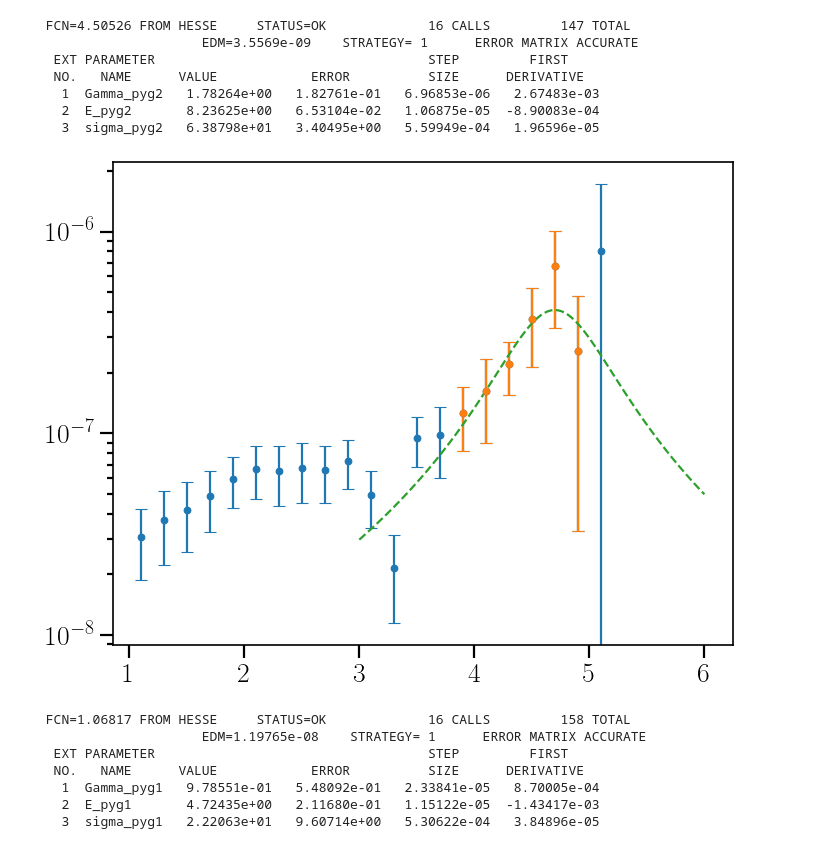
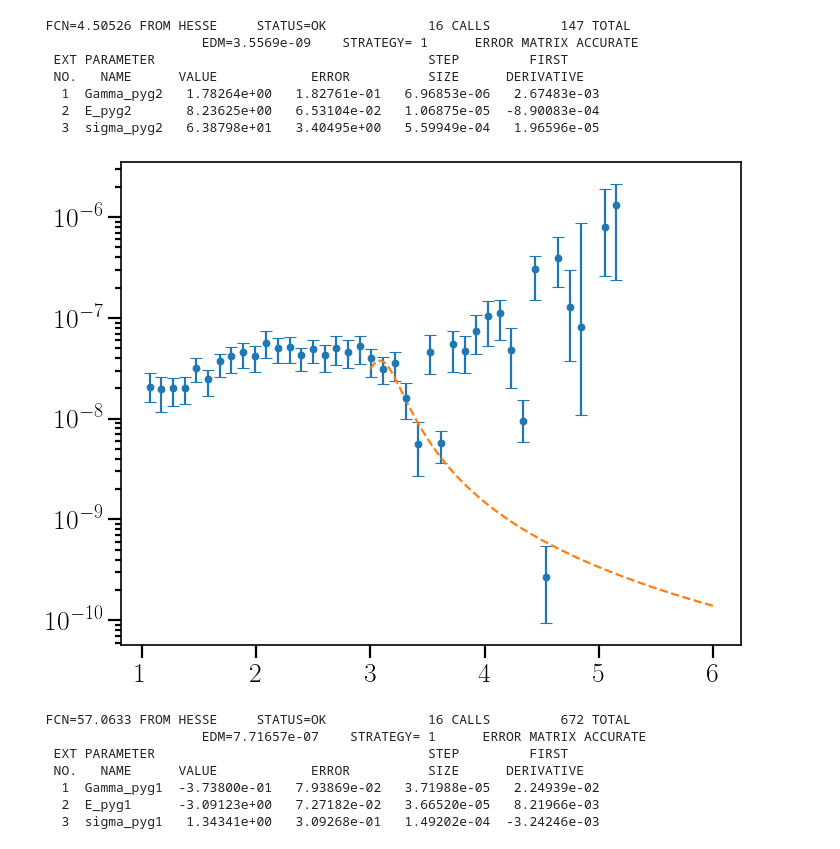
Before and after one commit to tellefs/MasterThesis, a Jupyter notebook: fitting.ipynb, the cells around one changed output. Drawn from its saved outputs; the diff is of its cells as text; code cells hidden in the pictures.

```diff
--- a/fitting.ipynb
+++ b/fitting.ipynb
@@ -158,16 +42,13 @@ def read_OMPy(datetime):
 # %% [markdown]
 Extracting OMPy data
 # %%
-OMPy_dataframe = read_OMPy('02-04_15:39:51')
-
-energy_gsf_ompy = OMPy_dataframe.iloc[:,10]
-gsf_ompy_median = OMPy_dataframe.iloc[:,11]
-gsf_ompy_error = OMPy_dataframe.iloc[:,12]
+gsf_values = read_OMPy('02-08_09:57:20')[0]
+energy_gsf_ompy = gsf_values[0]
+gsf_ompy_median = gsf_values[1]
+gsf_ompy_error = gsf_values[4]
 
 fig, ax = plt.subplots()
-
+print(len(energy_gsf_ompy))
 ax.errorbar(x=energy_gsf_ompy, y=gsf_ompy_median, yerr=gsf_ompy_error, fmt='o', color='orange')
 ax.set_yscale('log')
-
-fig.show()
 # %% [output]
@@ -396,64 +259,65 @@ fig.show()
    1  Gamma_pyg2   1.78264e+00   1.82761e-01   6.96853e-06   2.67483e-03
    2  E_pyg2       8.23625e+00   6.53104e-02   1.06875e-05  -8.90083e-04
    3  sigma_pyg2   6.38798e+01   3.40495e+00   5.59949e-04   1.96596e-05
+# %%
+#TGraphErrors of reduced OmPy data
+gsf_ompy_median = np.asarray(gsf_ompy_median)
+gsf_ompy_error = np.asarray(gsf_ompy_error)
+energy_gsf_ompy = np.asarray(energy_gsf_ompy)
+empties = np.zeros(len(gsf_ompy_median))
+
+
+gsf_ompy= TGraphAsymmErrors(len(gsf_ompy_median), energy_gsf_ompy, gsf_ompy_median, empties, empties, gsf_ompy_error[0], gsf_ompy_error[1])
 # %%
 #START VALUES pygmy resonance 1
 E_pyg1 = 4.5 # Pygmy centroid (MeV)
 Gamma_pyg1 = 0.4 # Width (MeV)
 sigma_pyg1 = 5.0 #peak cross section (mb)
 
-#TGraphErrors of reduced OmPy data
-gsf_ompy_median_reduced = gsf_ompy_median[15:-1]
-gsf_ompy_error_reduced = gsf_ompy_error[15:-1]
-energy_gsf_ompy_reduced = energy_gsf_ompy[15:-1]
-energy_gsf_ompy_error_reduced = np.zeros(len(energy_gsf_ompy_reduced))
-gsf_ompy_reduced = TGraphErrors(len(energy_gsf_ompy_reduced), np.asarray(energy_gsf_ompy_reduced), np.asarray(gsf_ompy_median_reduced), np.asarray(energy_gsf_ompy_error_reduced), np.asarray(gsf_ompy_error_reduced))
-
 #defining  reduced OmPy Data
-OmPy_reduced_data = TMultiGraph()
-OmPy_reduced_data.Add(gsf_ompy_reduced, "P")
+OMPy_data = TMultiGraph()
+OMPy_data.Add(gsf_ompy, "P")
 
 parameter_array_pyg1 = np.asarray([Gamma_pyg1, E_pyg1, sigma_pyg1])
 
 xmin_pyg1 = 3
 xmax_pyg1 = 6
 no_of_parameters_pyg1 = 3
 fit_strength_pyg1 = TF1('fit_strength_pyg1', FitPygmy, xmin_pyg1, xmax_pyg1, no_of_parameters_pyg1)
 fit_strength_pyg1.SetParameters(parameter_array_pyg1)
 fit_strength_pyg1.SetParNames('Gamma_pyg1', 'E_pyg1', 'sigma_pyg1')
 #fit_strength_pyg1.FixParameter(1, E_pyg1)
 #fit_strength_pyg1.FixParameter(0, Gamma_pyg1)
-OmPy_reduced_data.Fit(fit_strength_pyg1, 'RM+')
-#OmPy_data.Fit(fit_strength_pyg1, 'RM+')
+OMPy_data.Fit(fit_strength_pyg1, 'RM+')
 
 
 
 fig, ax = plt.subplots()
 ax.errorbar(x=energy_gsf_ompy, y=gsf_ompy_median, yerr=gsf_ompy_error, marker='o', linestyle='', label='$U^{233}(\\alpha,\\alpha^*)$ OmPy')
-ax.errorbar(x=energy_gsf_ompy_reduced, y=gsf_ompy_median_reduced, yerr=gsf_ompy_error_reduced, marker='o', linestyle='', label='$U^{233}(\\alpha,\\alpha^*)$ OmPy')
+#ax.errorbar(x=energy_gsf_ompy_reduced, y=gsf_ompy_median_reduced, yerr=gsf_ompy_error_reduced, marker='o', linestyle='', label='$U^{233}(\\alpha,\\alpha^*)$ OmPy')
 
 #plotting fit of Pyg1
 no_of_parameters_pyg1 = 3
 fitted_parameters_pyg1 = np.zeros(no_of_parameters_pyg1)
 fitted_parameters_pyg1[0] = fit_strength_pyg1.GetParameter(0)
 fitted_parameters_pyg1[1] = fit_strength_pyg1.GetParameter(1)
 fitted_parameters_pyg1[2] = fit_strength_pyg1.GetParameter(2)
 x_plot_pyg1 = [np.linspace(xmin_pyg1, xmax_pyg1, 100)]
 y_plot_pyg1 = FitPygmy(x_plot_pyg1, fitted_parameters_pyg1)
 ax.plot(x_plot_pyg1[0], y_plot_pyg1, '--', label='Pyg1 Resonance')
 
 
 ax.set_yscale('log')
 fig.show()
 # %% [output]
-[figure, old version]
+[figure, new version]
- FCN=1.06817 FROM HESSE     STATUS=OK             16 CALLS         158 TOTAL
-                     EDM=1.19765e-08    STRATEGY= 1      ERROR MATRIX ACCURATE
+ FCN=57.0633 FROM HESSE     STATUS=OK             16 CALLS         672 TOTAL
+                     EDM=7.71657e-07    STRATEGY= 1      ERROR MATRIX ACCURATE
   EXT PARAMETER                                   STEP         FIRST
   NO.   NAME      VALUE            ERROR          SIZE      DERIVATIVE
-   1  Gamma_pyg1   9.78551e-01   5.48092e-01   2.33841e-05   8.70005e-04
-   2  E_pyg1       4.72435e+00   2.11680e-01   1.15122e-05  -1.43417e-03
-   3  sigma_pyg1   2.22063e+01   9.60714e+00   5.30622e-04   3.84896e-05
+   1  Gamma_pyg1  -3.73800e-01   7.93869e-02   3.71988e-05   2.24939e-02
+   2  E_pyg1      -3.09123e+00   7.27182e-02   3.66520e-05   8.21966e-03
+   3  sigma_pyg1   1.34341e+00   3.09268e-01   1.49202e-04  -3.24246e-03
 # %%
 #START VALUES Pygmy scissors resonance
 E_SR = 2.5 #Pygmy centroid (MeV) - this is from systematics (taken from TALYS)
```
Also changed, not shown: parts of 10 cells of this notebook, 3 other files.
